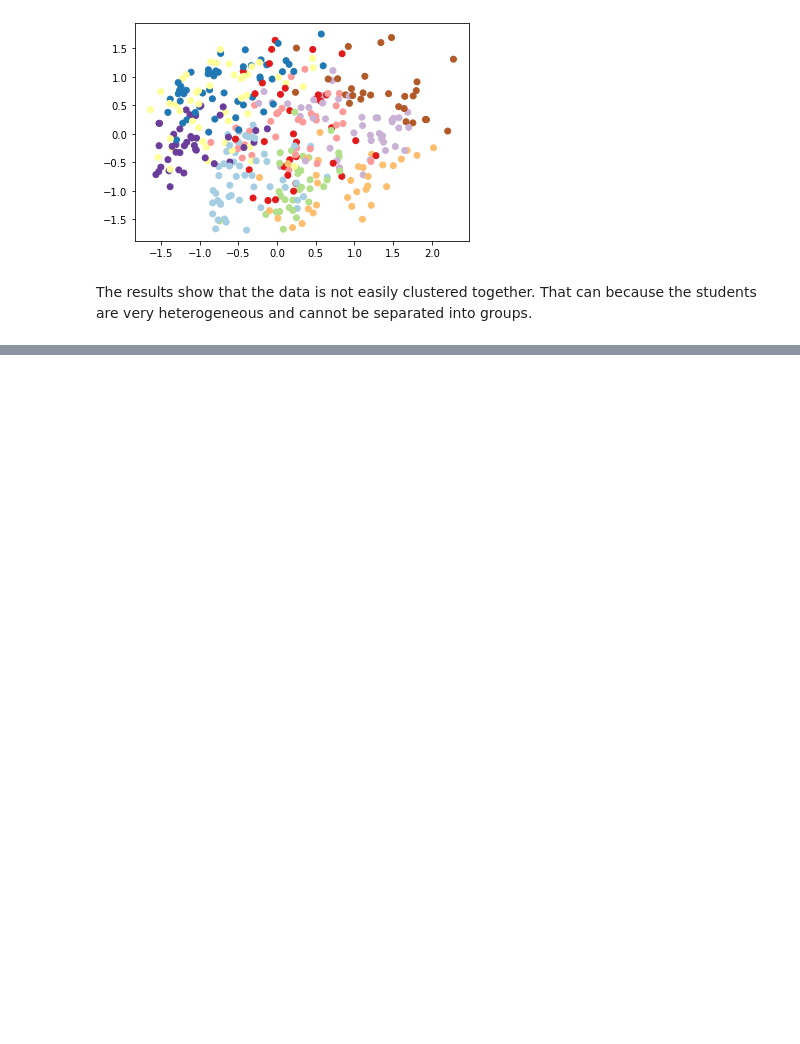
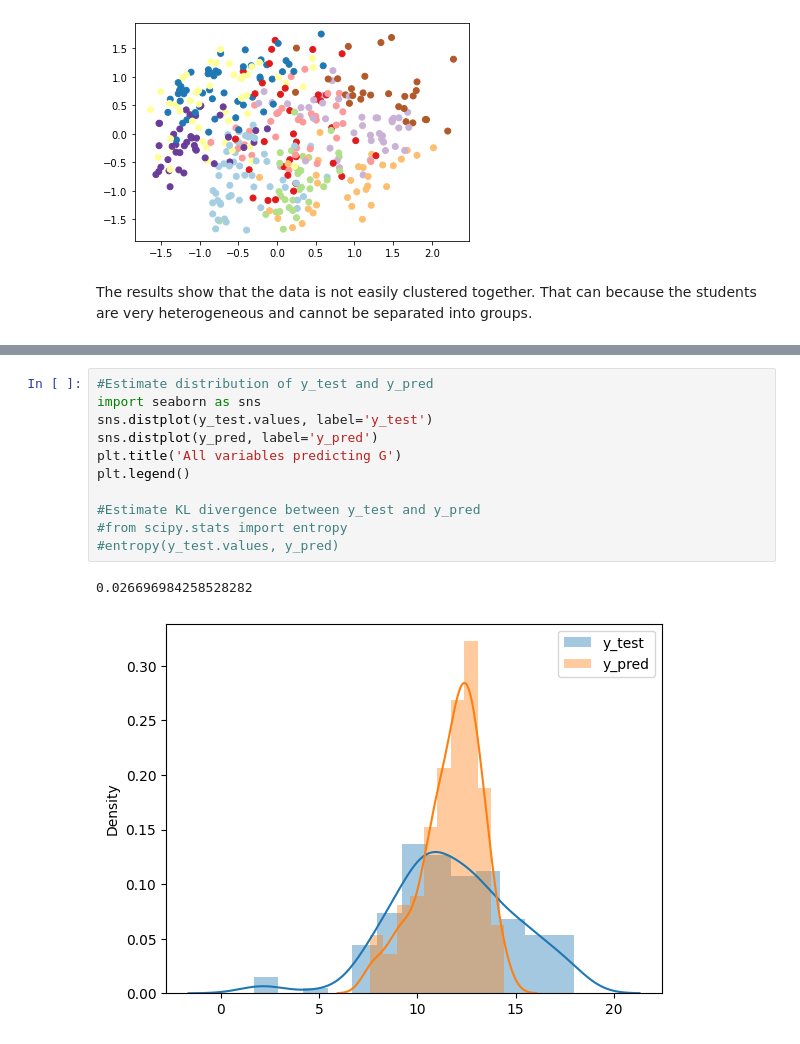
Before and after one commit to luizfysouza/SD201, a Jupyter notebook: Untitled.ipynb, the cells around one changed output, grey strips where cells are left out. Saved outputs shown, nothing was run; the diff lists cells and outputs as text; blank space fills up the shorter version.

```diff
--- a/Untitled.ipynb
+++ b/Untitled.ipynb
@@ -185,0 +559,14 @@ The results show that the data is not easily clustered together. That can becaus
+# %%
+#Estimate distribution of y_test and y_pred
+import seaborn as sns
+sns.distplot(y_test.values, label='y_test')
+sns.distplot(y_pred, label='y_pred')
+plt.title('All variables predicting G')
+plt.legend()
+
+#Estimate KL divergence between y_test and y_pred
+#from scipy.stats import entropy
+#entropy(y_test.values, y_pred)
+# %% [output]
+0.026696984258528282
+[figure, added]
```
Also changed, not shown: parts of 23 cells of this notebook.
